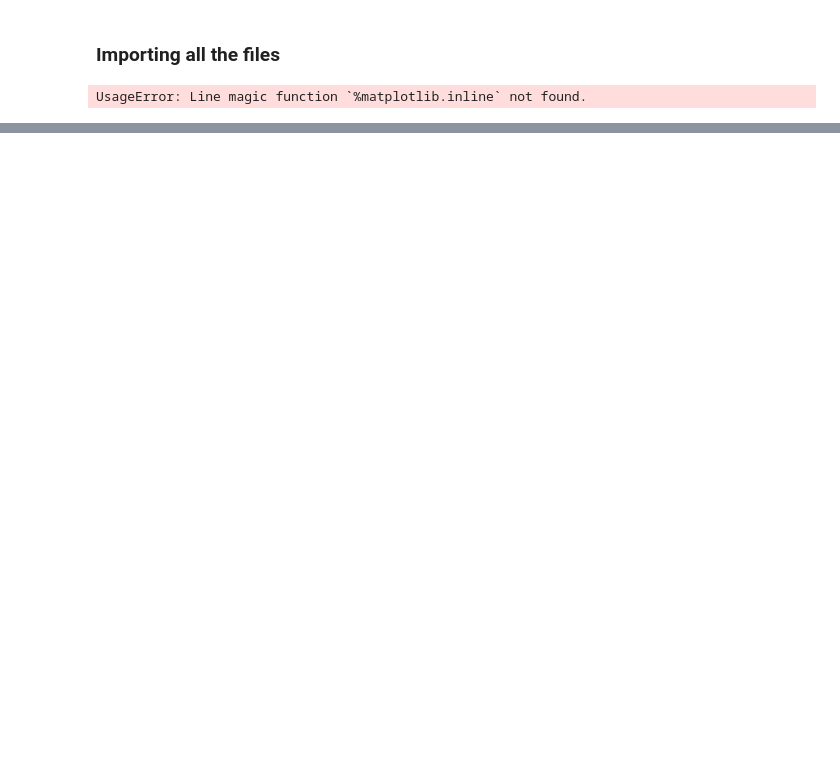
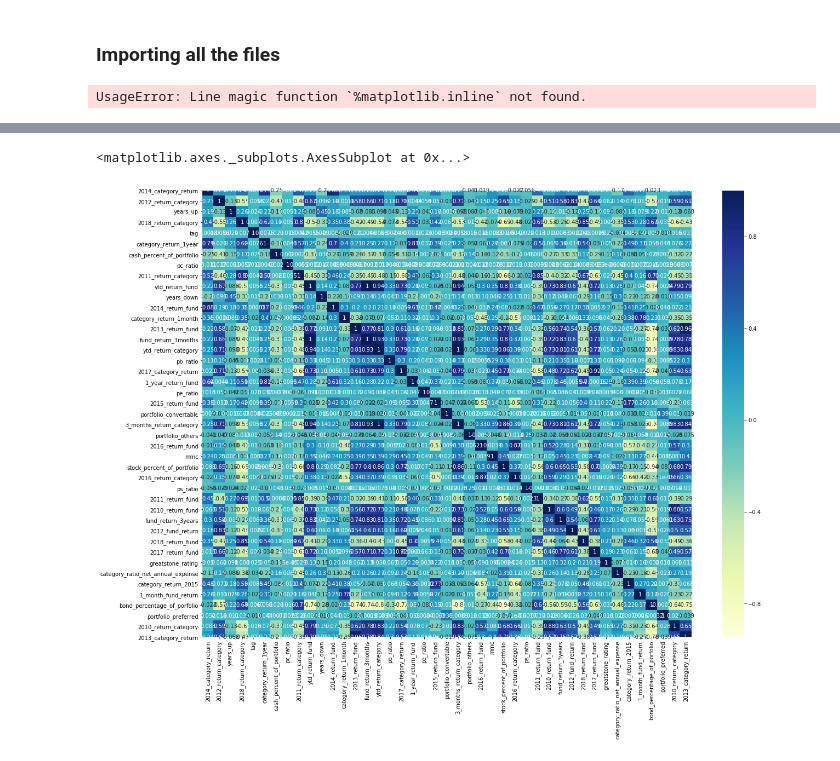
Before and after one commit to ayush1689/Ayush_work, a Jupyter notebook: Grand_Hackathon_Kumar_Ayush.ipynb, the cells around one changed output, grey strips where cells are left out. Saved outputs shown, nothing was run; the diff lists cells and outputs as text; code cells hidden in the pictures; blank space fills up the shorter version.

```diff
--- a/Grand_Hackathon_Kumar_Ayush.ipynb
+++ b/Grand_Hackathon_Kumar_Ayush.ipynb
@@ -207,0 +1293,2 @@ Index(['fund_id', 'greatstone_rating'], dtype='object')
+# %%
+other_specs['pc_ratio'] = other_specs.apply(lambda x: float(x['pc_ratio'].replace(',', '')),axis=1)
@@ -207,0 +1300,2 @@ Index(['fund_id', 'greatstone_rating'], dtype='object')
+# %%
+other_specs['pe_ratio'] = other_specs.apply(lambda x: float(x['pe_ratio'].replace(',', '')),axis=1)
@@ -207,0 +1307,5 @@ Index(['fund_id', 'greatstone_rating'], dtype='object')
+# %%
+other_specs['mmc'] = other_specs.apply(lambda x: float(x['mmc'].replace(',', '')),axis=1)
+# %%
+# Please run this if running fresh
+other_specs['ps_ratio'] = other_specs.apply(lambda x: float(x['ps_ratio'].replace(',', '')),axis=1)
@@ -207,0 +1332,6 @@ Index(['fund_id', 'greatstone_rating'], dtype='object')
+# %%
+plt.subplots(figsize=(20,15))
+sns.heatmap(other_specs.corr(), annot=True,cmap="YlGnBu")
+# %% [output]
+<matplotlib.axes._subplots.AxesSubplot at 0x...>
+[figure, added]
```
Also changed, not shown: parts of 297 cells of this notebook.
